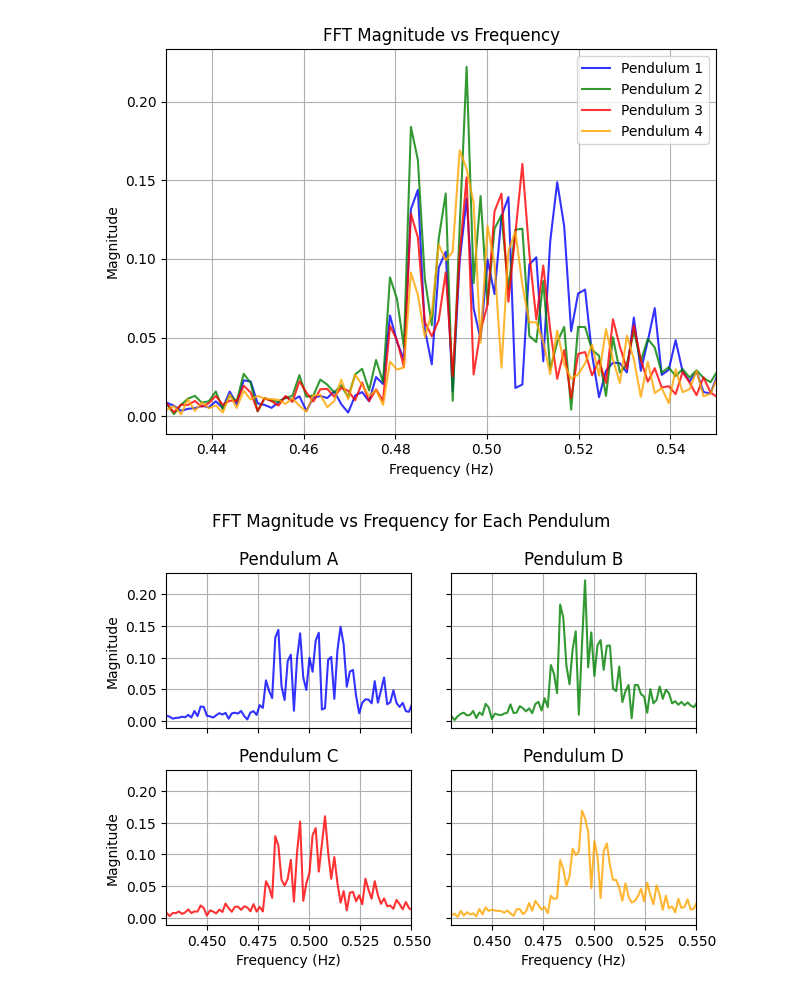
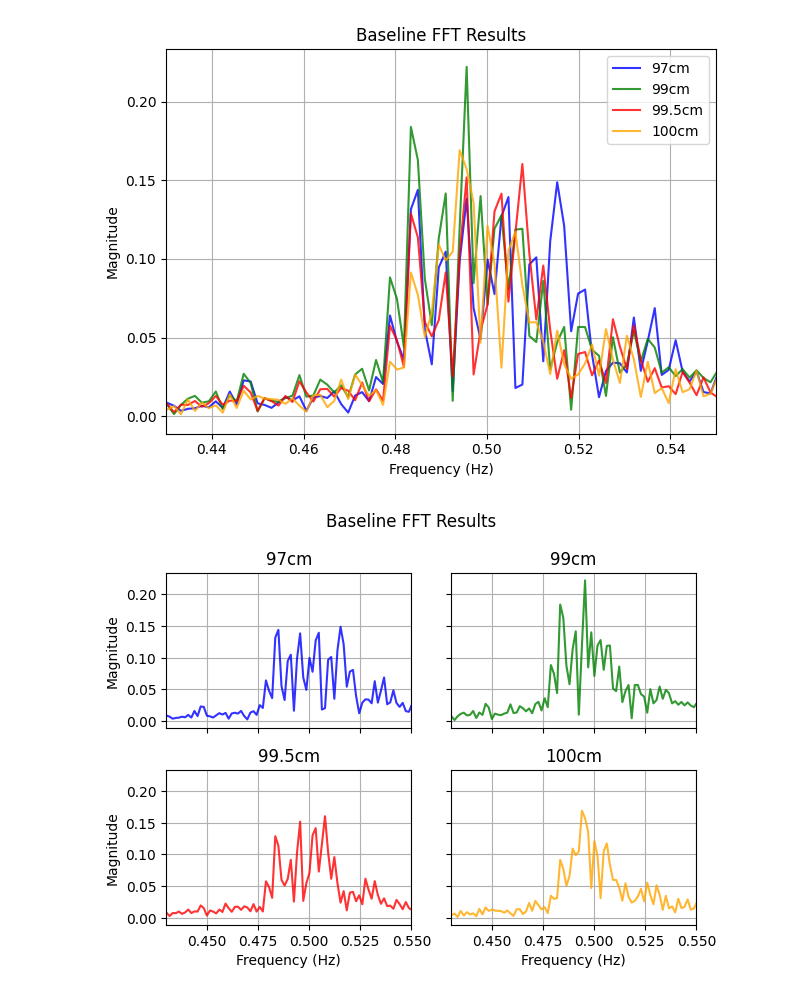
Before and after one commit to kij1n/physics-data-analysis, a Jupyter notebook: sessions/salvaging-project.ipynb, the cells around one changed output. Saved outputs shown, nothing was run; the diff lists cells and outputs as text; code cells hidden in the pictures.

Commit message:
finished fft on doubled mass and baseline

```diff
--- a/sessions/salvaging-project.ipynb
+++ b/sessions/salvaging-project.ipynb
@@ -43,10 +54,16 @@ plt.show()
 # %%
 baseline_fit.perform_fft()
 # %%
-plot_fft_results_all(baseline_fit.fft_results)
+plot_fft_results_all(
+    baseline_fit.fft_results, title="Baseline FFT Results", labels=baseline.labels
+)
+save_plot("salvaging/baseline_fft_results.pdf")
 plt.show()
-plot_fft_results_each(baseline_fit.fft_results)
+plot_fft_results_each(
+    baseline_fit.fft_results, title="Baseline FFT Results", labels=baseline.labels
+)
+save_plot("salvaging/baseline_fft_results_each.pdf")
 plt.show()
 # %% [output]
-[figure, old version]
+[figure, new version]
-[figure, old version]
+[figure, new version]
```
Also changed, not shown: parts of 3 cells of this notebook, 2 other files.
